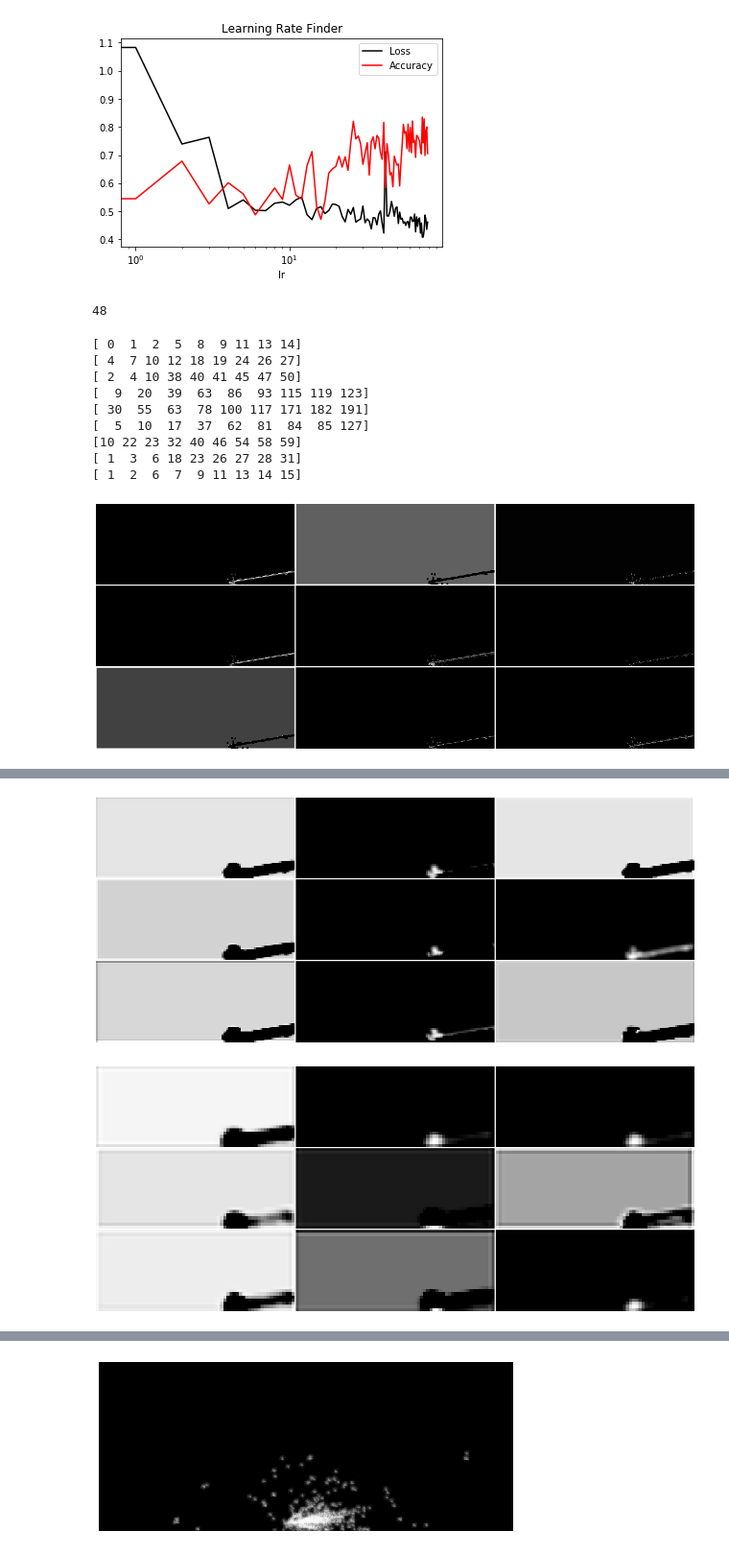
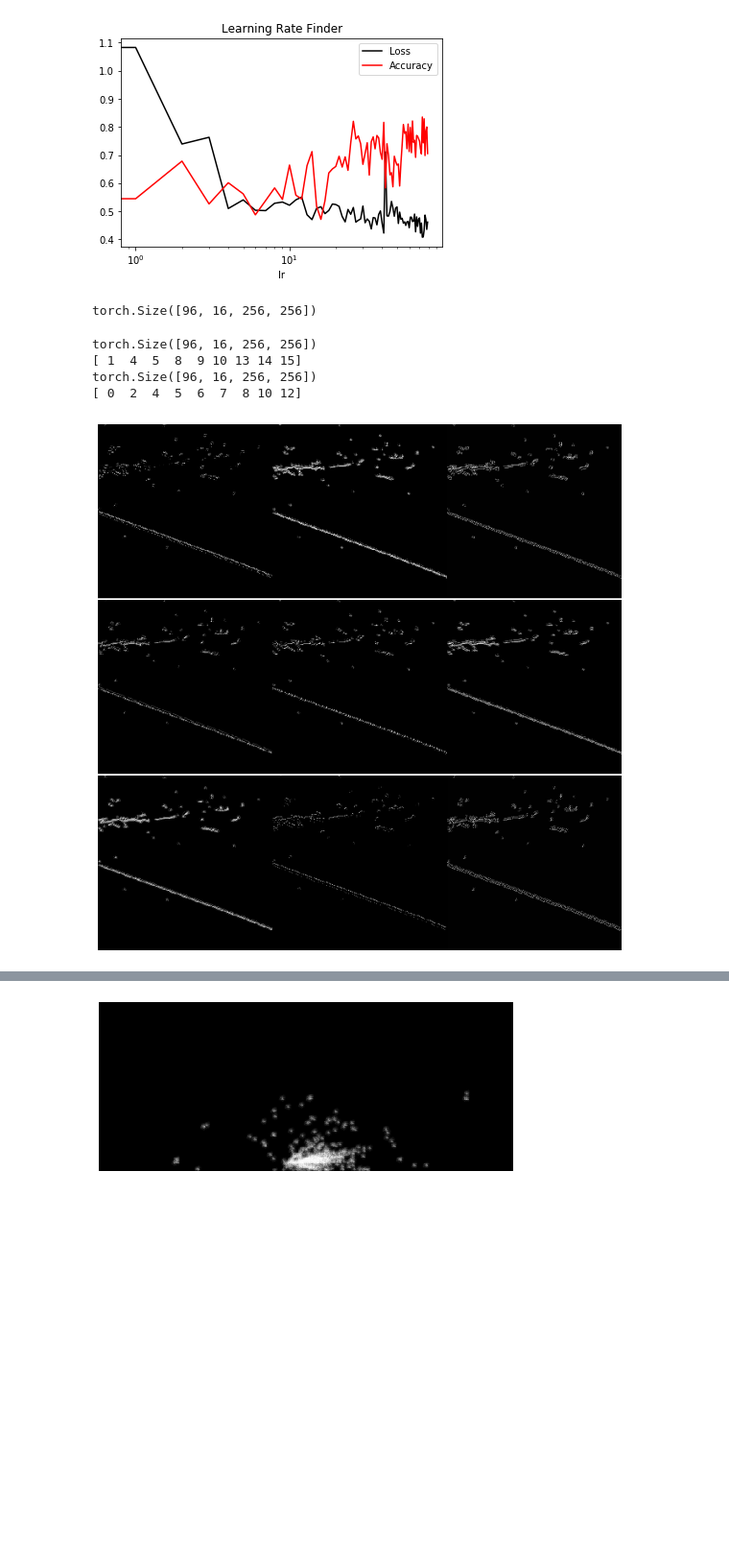
Before and after one commit to AndyChappell/SemanticSegmentation, a Jupyter notebook: dune_network.ipynb, the cells around one changed output, grey strips where cells are left out. Shown at 96% size. Cells and saved outputs as stored; diff of their text form; code cells hidden in the pictures; blank space fills up the shorter version.

Commit message:
Match validation output to activations

```diff
--- a/dune_network.ipynb
+++ b/dune_network.ipynb
@@ -812,7 +918,3 @@ plot_lr(list(range(len(lrs))), losses, accuracies, "Training", labels=("lr", "lo
 The PostScript backend does not support transparency; partially transparent artists will be rendered opaque.
 The PostScript backend does not support transparency; partially transparent artists will be rendered opaque.
 [figure]
-# %%
-len(activation["ResBlock1"])
-# %% [output]
-48
@@ -819,28 +927,29 @@ len(activation["ResBlock1"])
+# %%
+activation["ResBlock1"].size()
+# %% [output]
+torch.Size([96, 16, 256, 256])
 # %%
 # Visualize feature maps
 names = ['ResBlock1','ResBlock2','ResBlock3','ResBlock4','Bridge',
          'TransConvBlock4','TransConvBlock3','TransConvBlock2','TransConvBlock1']
+names = ['ResBlock1', 'TransConvBlock1']
 for name in names:
     act = activation[name].squeeze()
+    print(act.size())
     choices = np.sort(np.random.choice(list(range(act.size(1))), size = 9, replace = False))
     act = act[:,choices]
-    fig, ax = plt.subplots(act.size(1) // 3, act.size(1) // 3, figsize=(15,6))
+    fig, ax = plt.subplots(3, 3, figsize=(9,9))
     print(choices)
-    for img_idx in range(len(act)):#[3, 19, 26, 27, 37]:
+    for img_idx in [82]:#range(len(act)):#[3, 19, 26, 27, 37]:
         tot_act = torch.sum(act[img_idx], dim=0)
         for filter_idx in range(act.size(1)):
             ax[filter_idx // 3, filter_idx % 3].axis('off')
             ax[filter_idx // 3, filter_idx % 3].imshow(act[img_idx, filter_idx].cpu(), cmap=plt.get_cmap("Greys_r"))
         plt.tight_layout(pad=0.2)
         iu.save_figure(plt, f"{name}_{img_idx}")
 # %% [output]
-[ 0  1  2  5  8  9 11 13 14]
-[ 4  7 10 12 18 19 24 26 27]
-[ 2  4 10 38 40 41 45 47 50]
-[  9  20  39  63  86  93 115 119 123]
-[ 30  55  63  78 100 117 171 182 191]
-[  5  10  17  37  62  81  84  85 127]
-[10 22 23 32 40 46 54 58 59]
-[ 1  3  6 18 23 26 27 28 31]
-[ 1  2  6  7  9 11 13 14 15]
+torch.Size([96, 16, 256, 256])
+[ 1  4  5  8  9 10 13 14 15]
+torch.Size([96, 16, 256, 256])
+[ 0  2  4  5  6  7  8 10 12]
-[figure, old version]
+[figure, new version]
@@ -848,2 +956,0 @@ for name in names:
-[figure, removed]
-[figure, removed]
```
Also changed, not shown: parts of 8 cells of this notebook.
